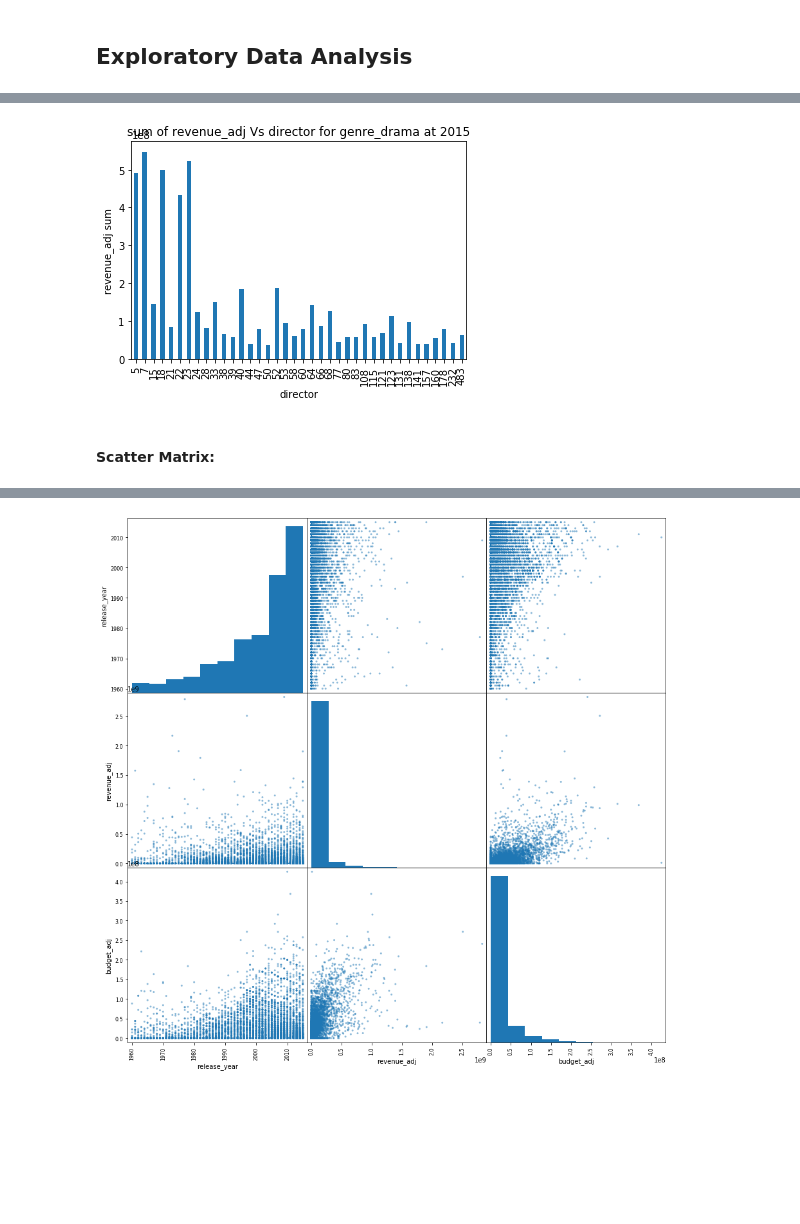
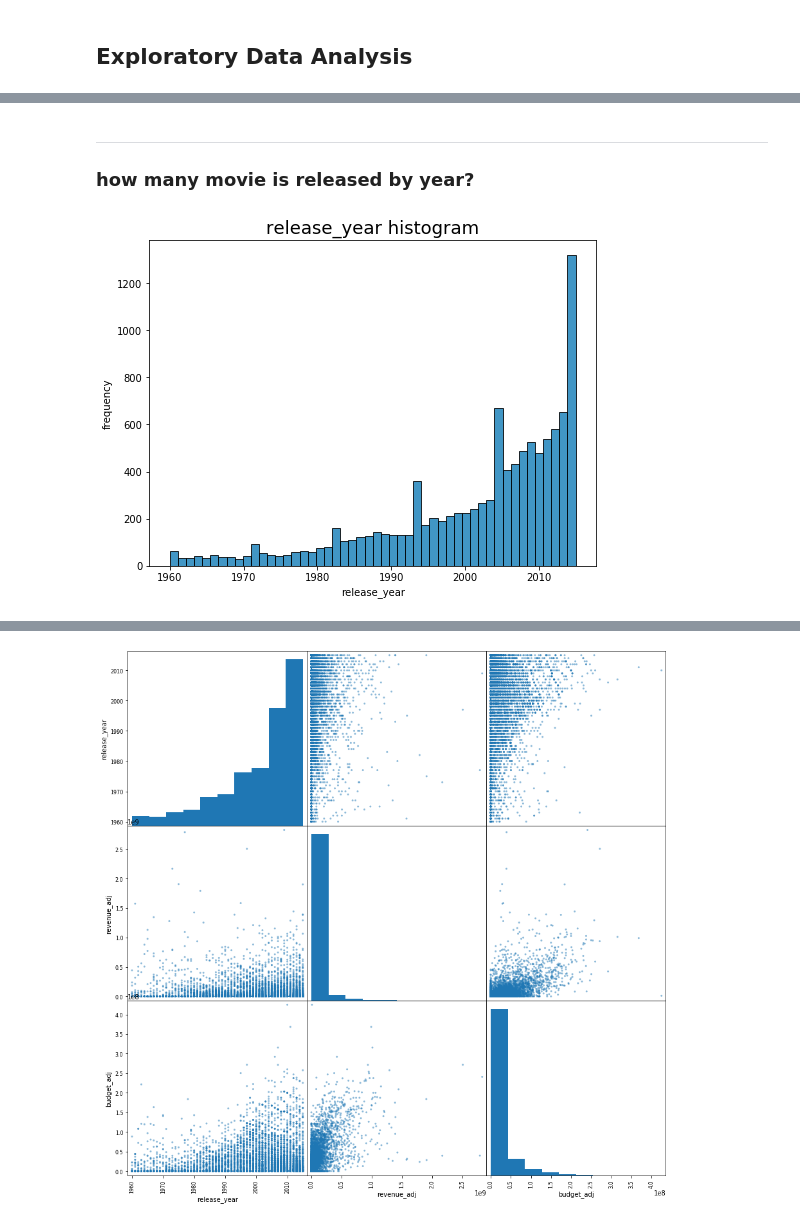
Before and after one commit to seifElislam/investigate-tmdb-movies-dataset, a Jupyter notebook: investigate-tmdb-movies-dataset.ipynb, the cells around one changed output, grey strips where cells are left out. Cells and saved outputs as stored; diff of their text form; code cells hidden in the pictures; blank space fills up the shorter version.

```diff
--- a/investigate-tmdb-movies-dataset.ipynb
+++ b/investigate-tmdb-movies-dataset.ipynb
@@ -353,9 +275,0 @@ plt.title('director vs revenue_adj scatter plot');
-# %%
-df[(df['genre_drama'] > 0) & (df['revenue_adj'] > df['revenue_adj'].quantile(0.75)) & (df['release_year'] == 2015)].groupby('director').revenue_adj.sum().plot.bar();
-plt.xlabel('director')
-plt.ylabel('revenue_adj sum')
-plt.title('sum of revenue_adj Vs director for genre_drama at 2015');
-# %% [output]
-[figure, removed]
-# %% [markdown]
-#### Scatter Matrix:
@@ -361,0 +300,8 @@ plt.title('sum of revenue_adj Vs director for genre_drama at 2015');
+# %% [markdown]
+---
+### how many movie is released by year?
+# %%
+# movies prouction per year
+univar_plot(sb.histplot, df['release_year'], 'release_year','frequency', 'release_year histogram',  {'bins':50})
+# %% [output]
+[figure, added]
```
Also changed, not shown: parts of 49 cells of this notebook, 1 other file.
